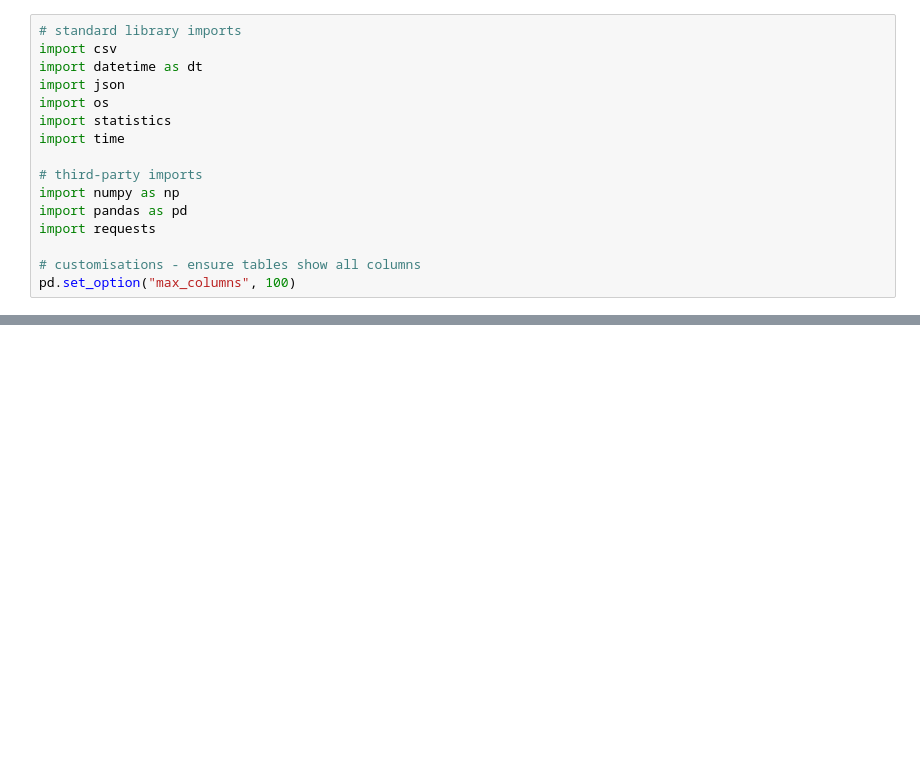
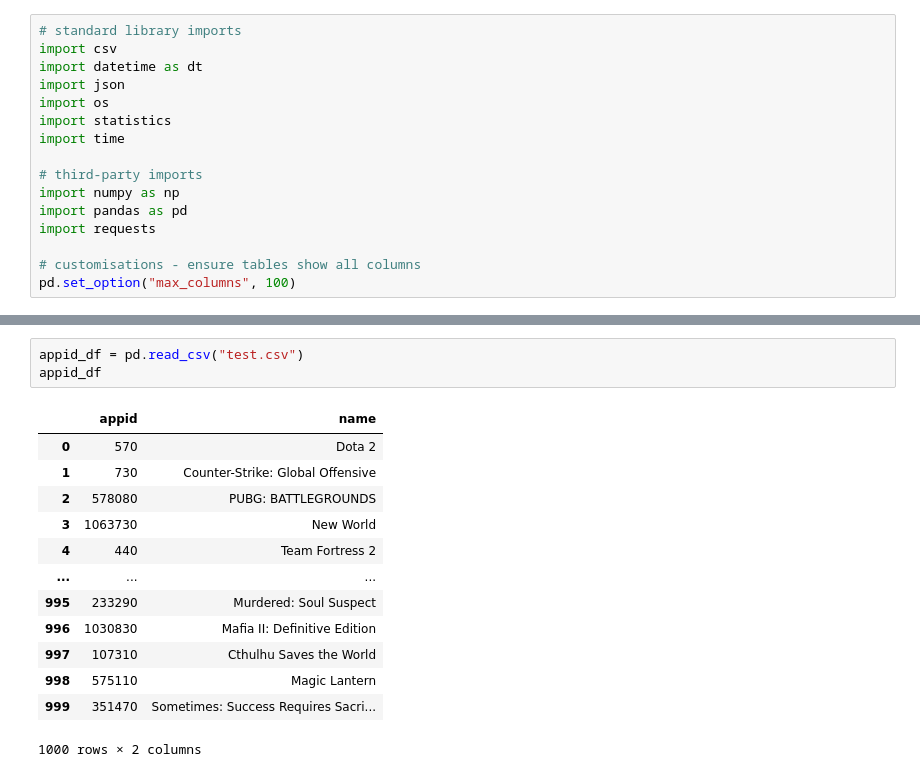
Before and after one commit to leoztl/Steam-dataset, a Jupyter notebook: data_collection.ipynb, the cells around one changed output, grey strips where cells are left out. Cells and saved outputs as stored; diff of their text form; blank space fills up the shorter version.

Commit message:
finished appid extraction

```diff
--- a/data_collection.ipynb
+++ b/data_collection.ipynb
@@ -126,0 +239,17 @@ False
+# %%
+appid_df = pd.read_csv("test.csv")
+appid_df
+# %% [output]
+|  | appid | name |
+| 0 | 570 | Dota 2 |
+| 1 | 730 | Counter-Strike: Global Offensive |
+| 2 | 578080 | PUBG: BATTLEGROUNDS |
+| 3 | 1063730 | New World |
+| 4 | 440 | Team Fortress 2 |
+| ... | ... | ... |
+| 995 | 233290 | Murdered: Soul Suspect |
+| 996 | 1030830 | Mafia II: Definitive Edition |
+| 997 | 107310 | Cthulhu Saves the World |
+| 998 | 575110 | Magic Lantern |
+| 999 | 351470 | Sometimes: Success Requires Sacri... |
+1000 rows × 2 columns
```
Also changed, not shown: parts of 9 cells of this notebook, 2 other files.
